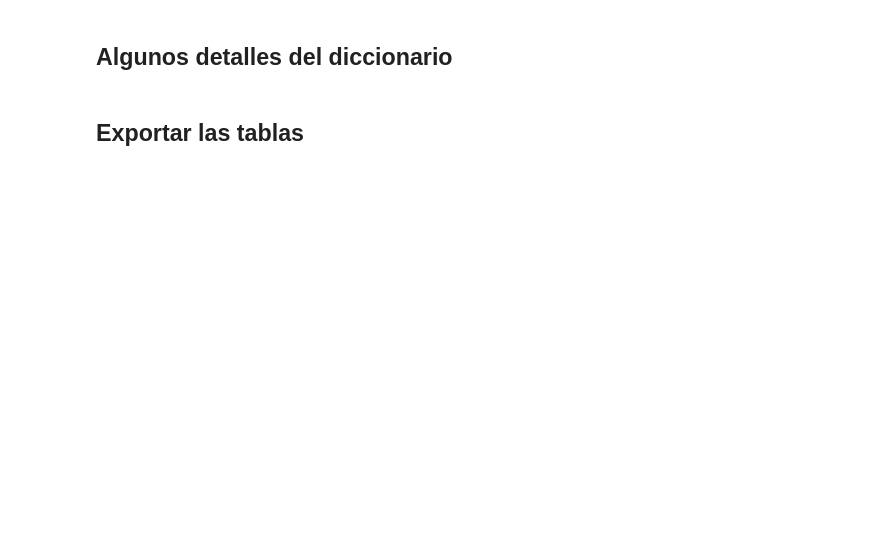
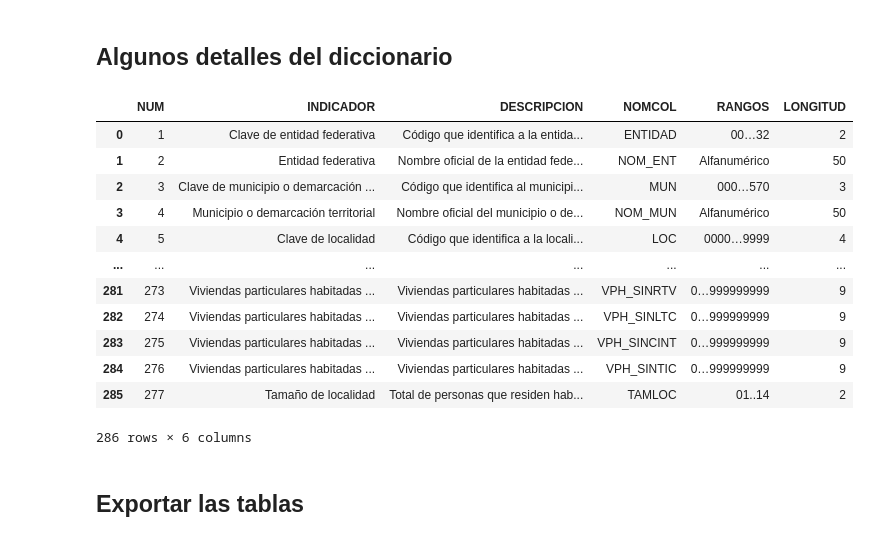
Before and after one commit to lorgid1/Censo_2020, a Jupyter notebook: censo_2020.ipynb, the cells around one changed output. Saved outputs shown, nothing was run; the diff lists cells and outputs as text; code cells hidden in the pictures; blank space fills up the shorter version.

```diff
--- a/censo_2020.ipynb
+++ b/censo_2020.ipynb
@@ -854,3 +856,19 @@ tablas_localidad['2020_iter_censo_loc']
 # %% [markdown]
 ## Algunos detalles del diccionario
+# %%
+diccionario
+# %% [output]
+|  | NUM | INDICADOR | DESCRIPCION | NOMCOL | RANGOS | LONGITUD |
+| 0 | 1 | Clave de entidad federativa | Código que identifica a la entida... | ENTIDAD | 00…32 | 2 |
+| 1 | 2 | Entidad federativa | Nombre oficial de la entidad fede... | NOM_ENT | Alfanumérico | 50 |
+| 2 | 3 | Clave de municipio o demarcación ... | Código que identifica al municipi... | MUN | 000…570 | 3 |
+| 3 | 4 | Municipio o demarcación territorial | Nombre oficial del municipio o de... | NOM_MUN | Alfanumérico | 50 |
+| 4 | 5 | Clave de localidad | Código que identifica a la locali... | LOC | 0000…9999 | 4 |
+| ... | ... | ... | ... | ... | ... | ... |
+| 281 | 273 | Viviendas particulares habitadas ... | Viviendas particulares habitadas ... | VPH_SINRTV | 0…999999999 | 9 |
+| 282 | 274 | Viviendas particulares habitadas ... | Viviendas particulares habitadas ... | VPH_SINLTC | 0…999999999 | 9 |
+| 283 | 275 | Viviendas particulares habitadas ... | Viviendas particulares habitadas ... | VPH_SINCINT | 0…999999999 | 9 |
+| 284 | 276 | Viviendas particulares habitadas ... | Viviendas particulares habitadas ... | VPH_SINTIC | 0…999999999 | 9 |
+| 285 | 277 | Tamaño de localidad | Total de personas que residen hab... | TAMLOC | 01..14 | 2 |
+286 rows × 6 columns
 # %%
```
Also changed, not shown: parts of 12 cells of this notebook.
